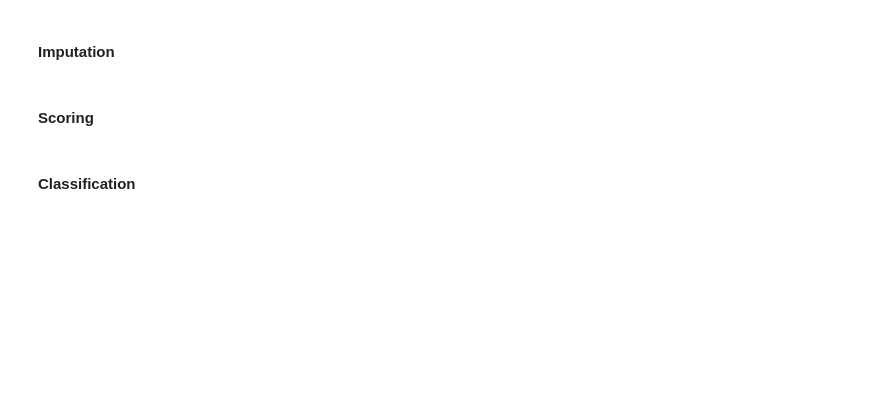
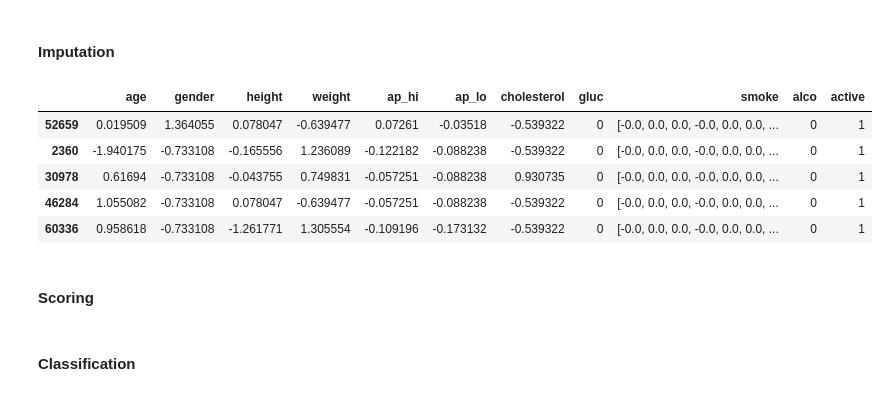
Before and after one commit to POskar/GenerativeMLForPrecisionMedicine, a Jupyter notebook: without_missingness.ipynb, the cells around one changed output. Cells and saved outputs as stored; diff of their text form; code cells hidden in the pictures; blank space fills up the shorter version.

```diff
--- a/without_missingness.ipynb
+++ b/without_missingness.ipynb
@@ -4,7 +4,6 @@ import numpy as np
 import os
 
 RANDOM_STATE = 404
-number_of_samples = 10
 # %%
 df = pd.read_csv('data/cardio_train.csv', delimiter=';')
 df.drop(columns=['id'], inplace=True)
@@ -126,8 +125,8 @@ for _ in range(2):
 
 # Print information about subsets and their missing columns
 print(f'Subsets with {list_of_subsets[0].shape[0]} datapoints and their columns with missing values:')
-for subset_index, subset in enumerate(list_of_subsets):
-    nan_columns = subset.columns[subset.isnull().all()]
+for subset_index, current_row in enumerate(list_of_subsets):
+    nan_columns = current_row.columns[current_row.isnull().all()]
     print(f"Subset {subset_index+1}: {', '.join(nan_columns)}")
 # %% [output]
 Subsets with 52 datapoints and their columns with missing values:
@@ -438,9 +521,16 @@ gmm.fit(X_train)
 # %% [markdown]
 #### Imputation
 # %%
-imputing_missing_data(multivariate_subsets, 'multivariate', gmm)
+imputing_missing_data(multivariate_subsets, 'multivariate', 10, gmm)
 
 multivariate_subsets[0].head(5)
+# %% [output]
+|  | age | gender | height | weight | ap_hi | ap_lo | cholesterol | gluc | smoke | alco | active |
+| 52659 | 0.019509 | 1.364055 | 0.078047 | -0.639477 | 0.07261 | -0.03518 | -0.539322 | 0 | [-0.0, 0.0, 0.0, -0.0, 0.0, 0.0, ... | 0 | 1 |
+| 2360 | -1.940175 | -0.733108 | -0.165556 | 1.236089 | -0.122182 | -0.088238 | -0.539322 | 0 | [-0.0, 0.0, 0.0, -0.0, 0.0, 0.0, ... | 0 | 1 |
+| 30978 | 0.61694 | -0.733108 | -0.043755 | 0.749831 | -0.057251 | -0.088238 | 0.930735 | 0 | [-0.0, 0.0, 0.0, -0.0, 0.0, 0.0, ... | 0 | 1 |
+| 46284 | 1.055082 | -0.733108 | 0.078047 | -0.639477 | -0.057251 | -0.088238 | -0.539322 | 0 | [-0.0, 0.0, 0.0, -0.0, 0.0, 0.0, ... | 0 | 1 |
+| 60336 | 0.958618 | -0.733108 | -1.261771 | 1.305554 | -0.109196 | -0.173132 | -0.539322 | 0 | [-0.0, 0.0, 0.0, -0.0, 0.0, 0.0, ... | 0 | 1 |
 # %% [markdown]
 #### Scoring
 # %%
```
Also changed, not shown: parts of 17 cells of this notebook, 1 other file.
